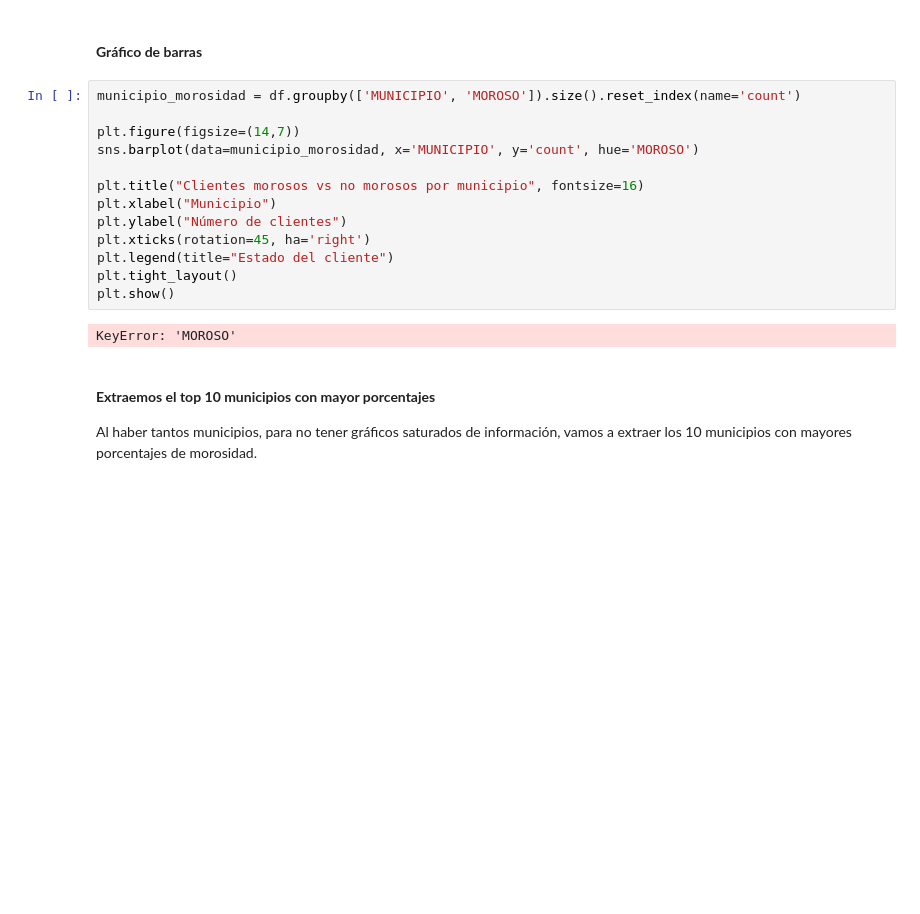
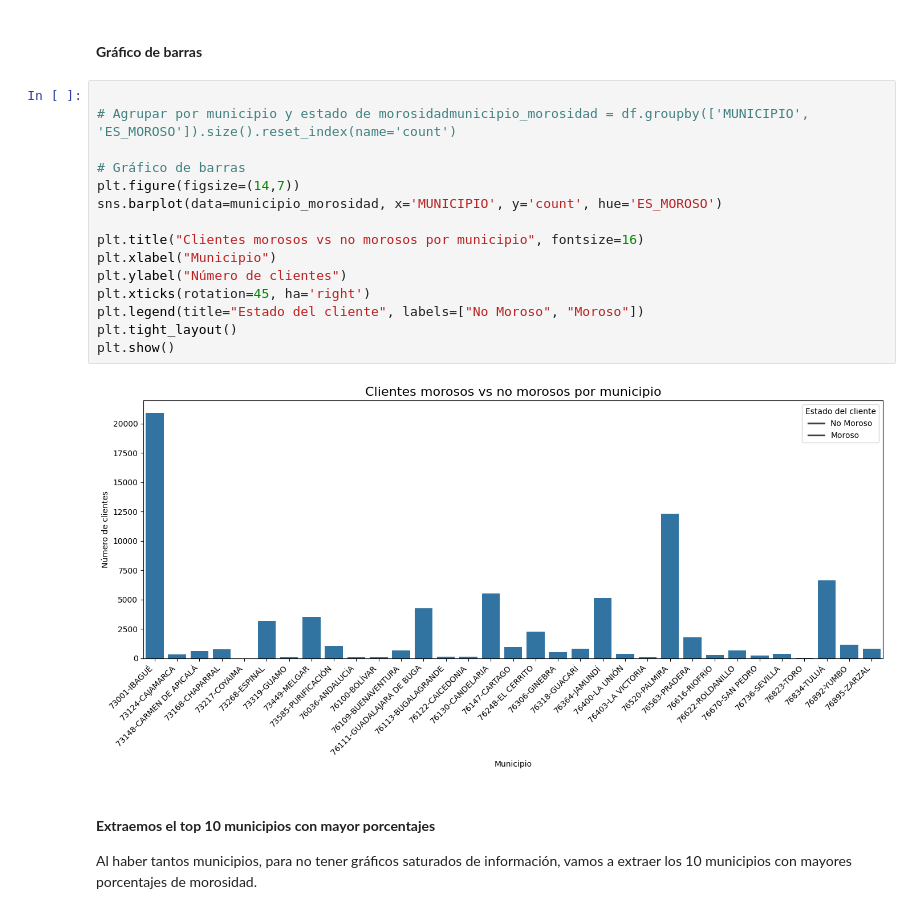
Before and after one commit to Joules17/EDA-Univariado, a Jupyter notebook: Bivariado.ipynb, the cells around one changed output. Drawn from its saved outputs; the diff is of its cells as text; blank space fills up the shorter version.

```diff
--- a/Bivariado.ipynb
+++ b/Bivariado.ipynb
@@ -178,20 +178,22 @@ P-value: 0.000000
 # %% [markdown]
 #### **Gráfico de barras**
 # %%
-municipio_morosidad = df.groupby(['MUNICIPIO', 'MOROSO']).size().reset_index(name='count')
 
+# Agrupar por municipio y estado de morosidadmunicipio_morosidad = df.groupby(['MUNICIPIO', 'ES_MOROSO']).size().reset_index(name='count')
+
+# Gráfico de barras
 plt.figure(figsize=(14,7))
-sns.barplot(data=municipio_morosidad, x='MUNICIPIO', y='count', hue='MOROSO')
+sns.barplot(data=municipio_morosidad, x='MUNICIPIO', y='count', hue='ES_MOROSO')
 
 plt.title("Clientes morosos vs no morosos por municipio", fontsize=16)
 plt.xlabel("Municipio")
 plt.ylabel("Número de clientes")
 plt.xticks(rotation=45, ha='right')
-plt.legend(title="Estado del cliente")
+plt.legend(title="Estado del cliente", labels=["No Moroso", "Moroso"])
 plt.tight_layout()
 plt.show()
 # %% [output]
-KeyError: 'MOROSO'
+[figure, added]
 # %% [markdown]
 #### **Extraemos el top 10 municipios con mayor porcentajes**
 Al haber tantos municipios, para no tener gráficos saturados de información, vamos a extraer los 10 municipios con mayores porcentajes de morosidad.
```
